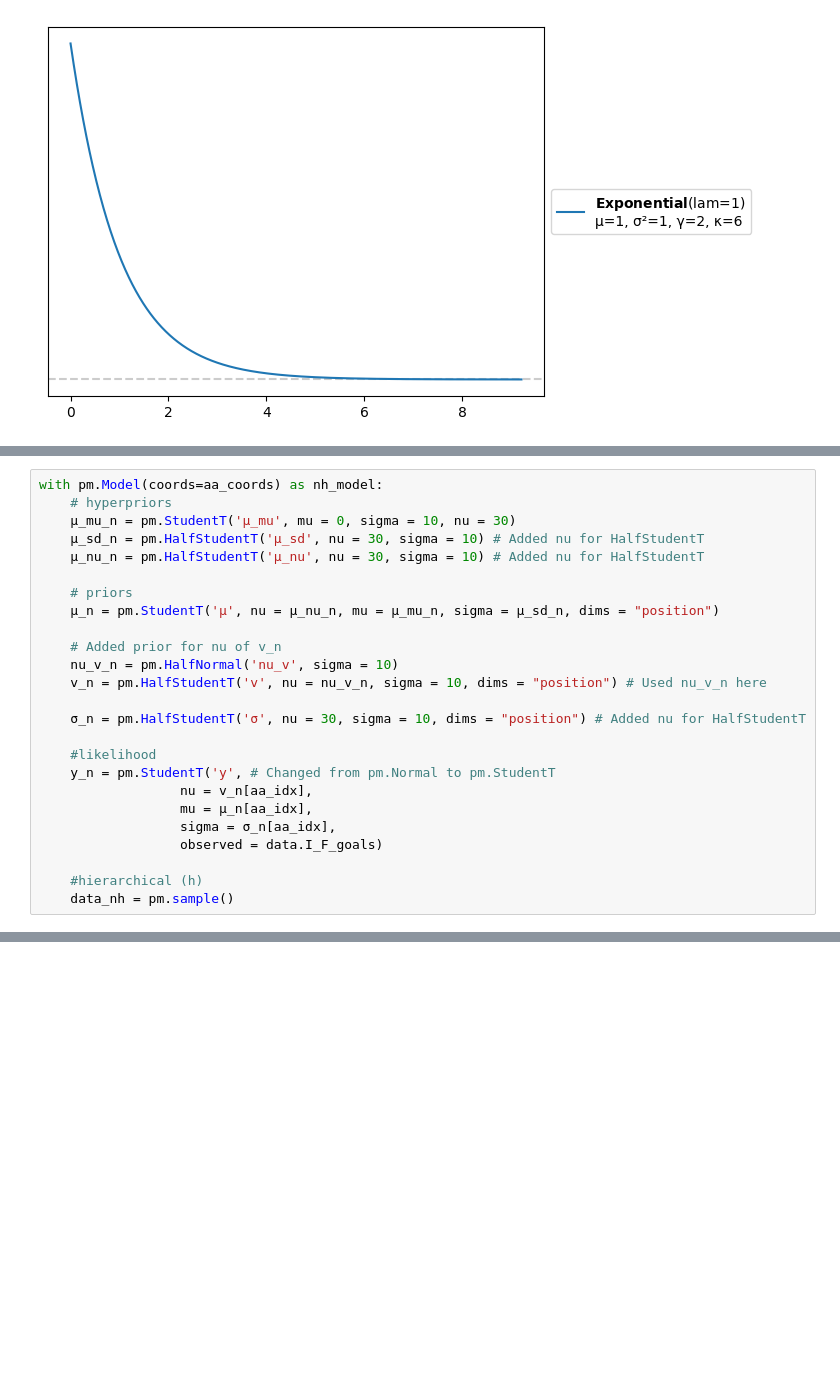
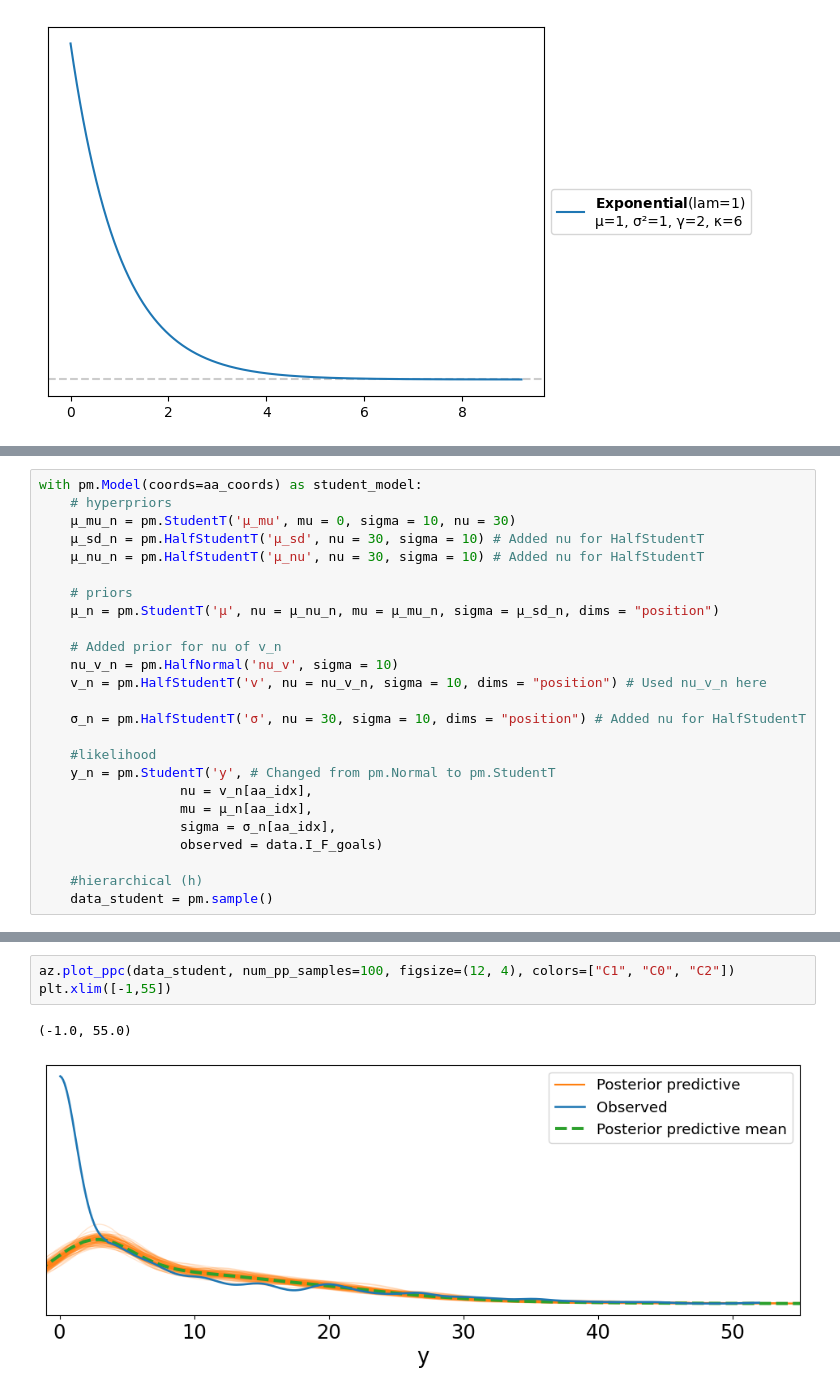
Before and after one commit to amanmeka/DataScience, a Jupyter notebook: Unit4/AmanMekaU4proj.ipynb, the cells around one changed output, grey strips where cells are left out. Drawn from its saved outputs; the diff is of its cells as text; blank space fills up the shorter version.

```diff
--- a/Unit4/AmanMekaU4proj.ipynb
+++ b/Unit4/AmanMekaU4proj.ipynb
@@ -214,5 +233,5 @@ with pm.Model(coords=aa_coords) as nh_model_test:
 # %%
-with pm.Model(coords=aa_coords) as nh_model:
+with pm.Model(coords=aa_coords) as student_model:
     # hyperpriors
     μ_mu_n = pm.StudentT('μ_mu', mu = 0, sigma = 10, nu = 30)
     μ_sd_n = pm.HalfStudentT('μ_sd', nu = 30, sigma = 10) # Added nu for HalfStudentT
@@ -235,4 +254,4 @@ with pm.Model(coords=aa_coords) as nh_model:
                   observed = data.I_F_goals)
 
     #hierarchical (h)
-    data_nh = pm.sample()
+    data_student = pm.sample()
@@ -265,0 +328,6 @@ plt.xlim([-1, 55]) #highest goal amount = 52
+# %%
+az.plot_ppc(data_student, num_pp_samples=100, figsize=(12, 4), colors=["C1", "C0", "C2"])
+plt.xlim([-1,55])
+# %% [output]
+(-1.0, 55.0)
+[figure, added]
```
Also changed, not shown: parts of 20 cells of this notebook.
